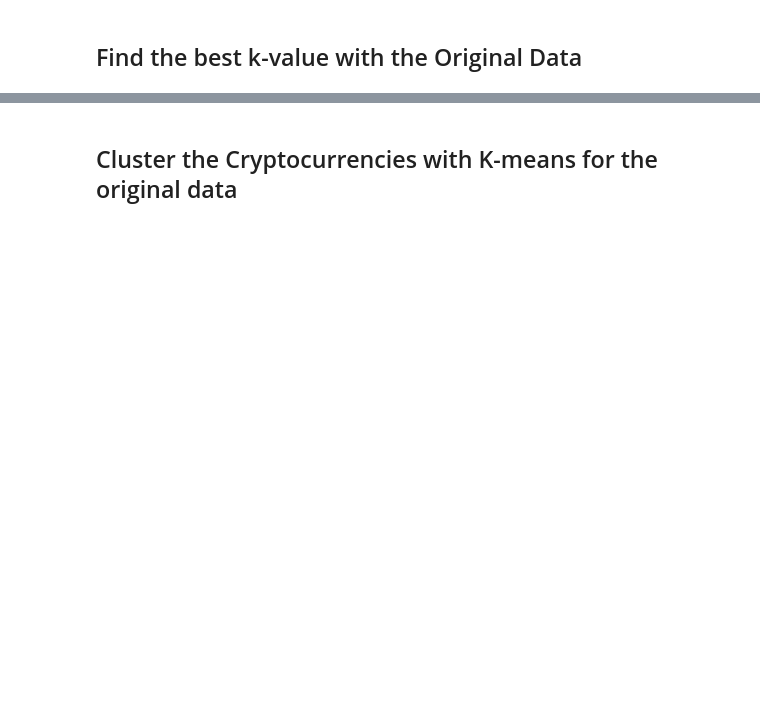
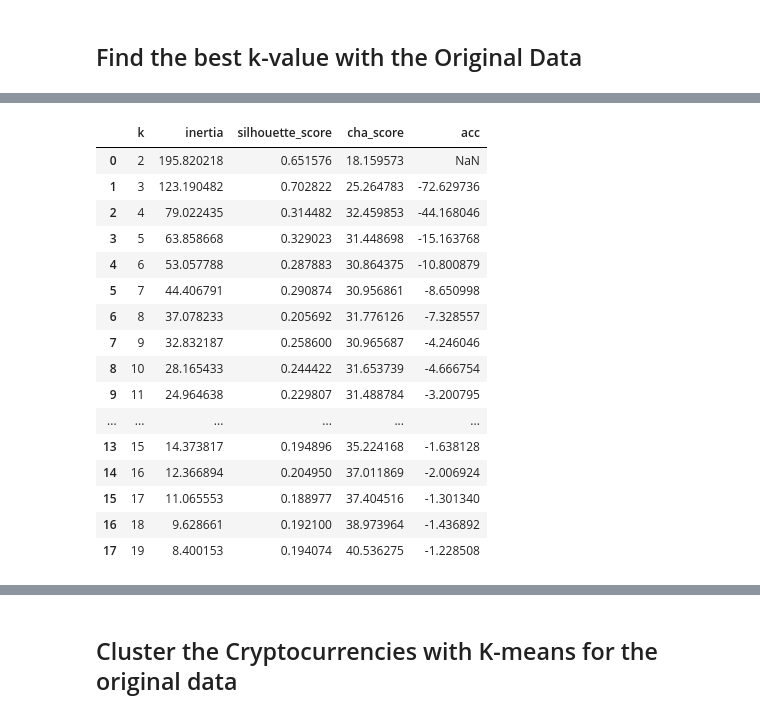
Before and after one commit to martabaker/ds_module_19_unsup_learning, a Jupyter notebook: Starter_Code/crypto_clustering_hw.ipynb, the cells around one changed output, grey strips where cells are left out. Cells and saved outputs as stored; diff of their text form; code cells hidden in the pictures; blank space fills up the shorter version.

Commit message:
K-means w/o PCA

```diff
--- a/Starter_Code/crypto_clustering_hw.ipynb
+++ b/Starter_Code/crypto_clustering_hw.ipynb
@@ -100,0 +108,36 @@ df_scaled.head()
+# %%
+# Run KMeans, Silhouette Score, and Calinski-Harabasz Score
+# Create a a list to store inertia values
+inertia = []
+silhouettes = []
+cha_chas = []
+
+# Create a a list to store the values of k
+# Minimum value needs to be 2 because of the Silhouette Score
+k = list(range(2, 20))
+
+# Create a for-loop where each value of k is evaluated using the K-means algorithm
+# Fit the model using the spread_df DataFrame
+# Append the value of the computed inertia from the `inertia_` attribute of the KMeans model instance
+for i in k:
+    # initialize the model
+    k_model = KMeans(n_clusters=i, random_state=1)
+
+    # fit the model
+    k_model.fit(X)
+
+    # predict the model
+    preds = k_model.predict(X)
+
+    # evaluate the model (generate the metics)
+    inertia.append(k_model.inertia_)
+
+    # Get the Silhouette Score
+    score = silhouette_score(X, preds)
+    silhouettes.append(score)
+
+    # Get the Calinski_Harabasz Score
+    cha_cha = calinski_harabasz_score(X, preds)
+    cha_chas.append(cha_cha)
+
+    print(f"Finished {i} out of {max(k)}")
@@ -100,0 +163,27 @@ df_scaled.head()
+# %%
+# Define a DataFrame to hold the values for k and the corresponding inertia
+elbow_data = {"k": k, "inertia": inertia, "silhouette_score": silhouettes, "cha_score": cha_chas}
+df_elbow = pd.DataFrame(elbow_data)
+
+df_elbow["acc"] = df_elbow.inertia.diff()
+
+# Review the DataFrame
+df_elbow.head(20)
+# %% [output]
+|  | k | inertia | silhouette_score | cha_score | acc |
+| 0 | 2 | 195.820218 | 0.651576 | 18.159573 | NaN |
+| 1 | 3 | 123.190482 | 0.702822 | 25.264783 | -72.629736 |
+| 2 | 4 | 79.022435 | 0.314482 | 32.459853 | -44.168046 |
+| 3 | 5 | 63.858668 | 0.329023 | 31.448698 | -15.163768 |
+| 4 | 6 | 53.057788 | 0.287883 | 30.864375 | -10.800879 |
+| 5 | 7 | 44.406791 | 0.290874 | 30.956861 | -8.650998 |
+| 6 | 8 | 37.078233 | 0.205692 | 31.776126 | -7.328557 |
+| 7 | 9 | 32.832187 | 0.258600 | 30.965687 | -4.246046 |
+| 8 | 10 | 28.165433 | 0.244422 | 31.653739 | -4.666754 |
+| 9 | 11 | 24.964638 | 0.229807 | 31.488784 | -3.200795 |
+| ... | ... | ... | ... | ... | ... |
+| 13 | 15 | 14.373817 | 0.194896 | 35.224168 | -1.638128 |
+| 14 | 16 | 12.366894 | 0.204950 | 37.011869 | -2.006924 |
+| 15 | 17 | 11.065553 | 0.188977 | 37.404516 | -1.301340 |
+| 16 | 18 | 9.628661 | 0.192100 | 38.973964 | -1.436892 |
+| 17 | 19 | 8.400153 | 0.194074 | 40.536275 | -1.228508 |
```
Also changed, not shown: parts of 10 cells of this notebook.
